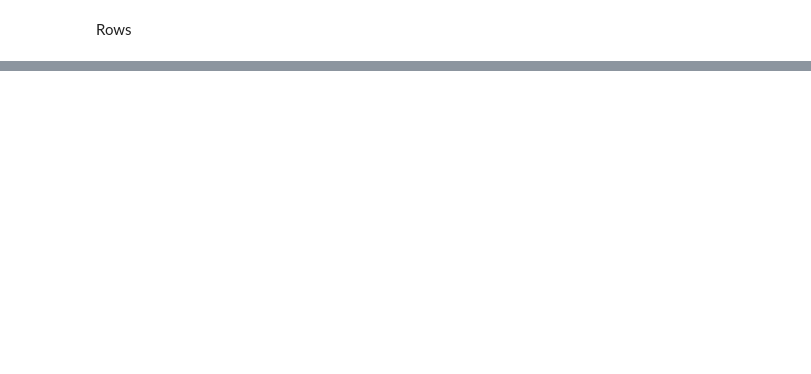
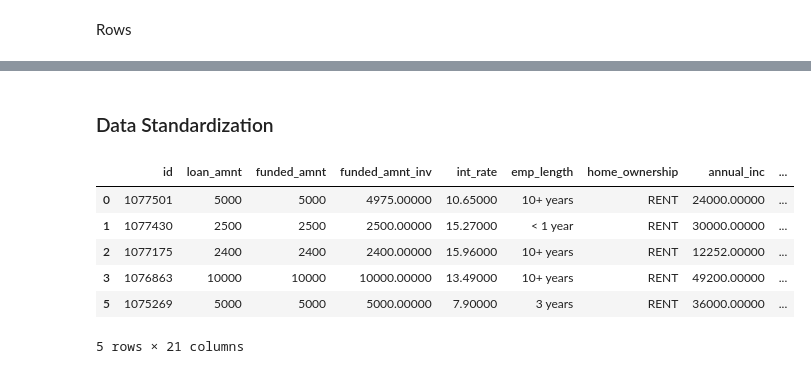
Before and after one commit to agnivachakraborty/LendingClubCaseStudy, a Jupyter notebook: LendingClubCaseStudy.ipynb, the cells around one changed output, grey strips where cells are left out. Saved outputs shown, nothing was run; the diff lists cells and outputs as text; code cells hidden in the pictures; blank space fills up the shorter version.

```diff
--- a/LendingClubCaseStudy.ipynb
+++ b/LendingClubCaseStudy.ipynb
@@ -80,0 +105,15 @@ Rows
+# %% [markdown]
+### Data Standardization
+# %%
+## Removing % from int_rate column
+df.int_rate = pd.to_numeric(df.int_rate.apply(lambda x : x.split('%')[0]))
+df['annual_inc'] = df['annual_inc'].astype('object')
+df.head()
+# %% [output]
+|  | id | loan_amnt | funded_amnt | funded_amnt_inv | int_rate | emp_length | home_ownership | annual_inc | ... |
+| 0 | 1077501 | 5000 | 5000 | 4975.00000 | 10.65000 | 10+ years | RENT | 24000.00000 | ... |
+| 1 | 1077430 | 2500 | 2500 | 2500.00000 | 15.27000 | < 1 year | RENT | 30000.00000 | ... |
+| 2 | 1077175 | 2400 | 2400 | 2400.00000 | 15.96000 | 10+ years | RENT | 12252.00000 | ... |
+| 3 | 1076863 | 10000 | 10000 | 10000.00000 | 13.49000 | 10+ years | RENT | 49200.00000 | ... |
+| 5 | 1075269 | 5000 | 5000 | 5000.00000 | 7.90000 | 3 years | RENT | 36000.00000 | ... |
+5 rows × 21 columns
```
Also changed, not shown: parts of 11 cells of this notebook.
